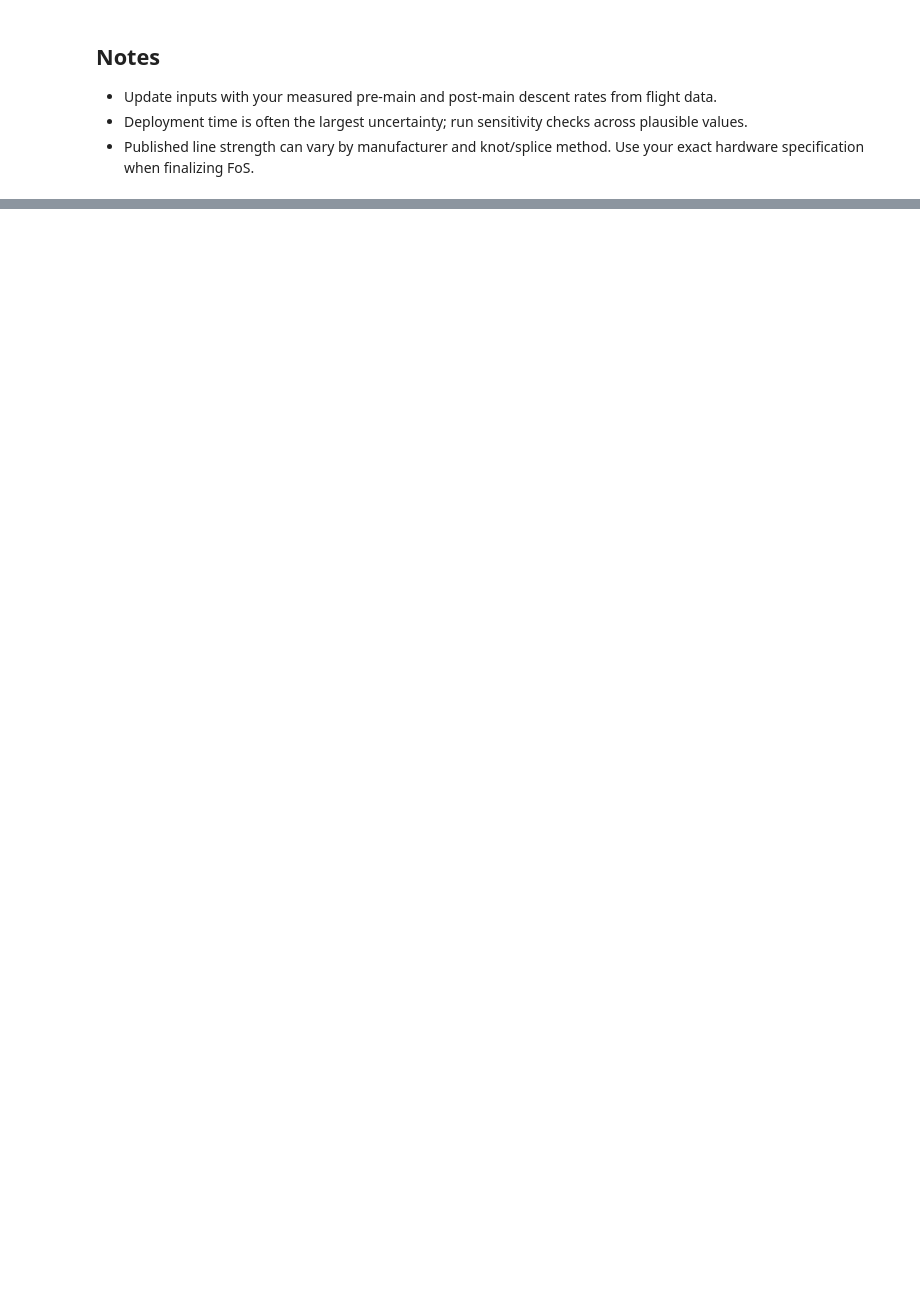
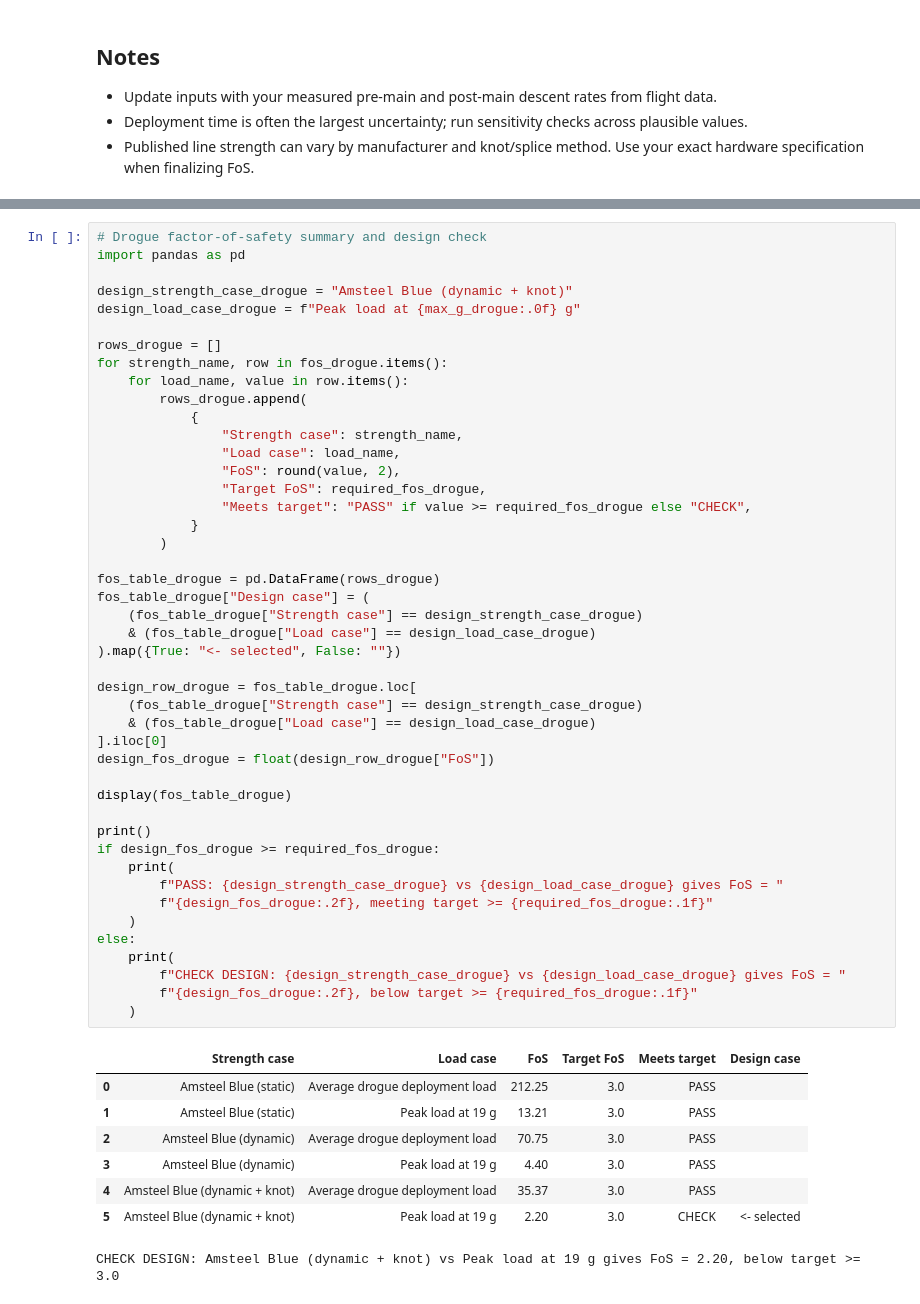
Before and after one commit to VoicefulEmu/DataAnalysisSnowbirdTest, a Jupyter notebook: code/ShockCordCalcs.ipynb, the cells around one changed output, grey strips where cells are left out. Cells and saved outputs as stored; diff of their text form; blank space fills up the shorter version.

```diff
--- a/code/ShockCordCalcs.ipynb
+++ b/code/ShockCordCalcs.ipynb
@@ -198,0 +350,54 @@ plt.show()
+# %%
+# Drogue factor-of-safety summary and design check
+import pandas as pd
+
+design_strength_case_drogue = "Amsteel Blue (dynamic + knot)"
+design_load_case_drogue = f"Peak load at {max_g_drogue:.0f} g"
+
+rows_drogue = []
+for strength_name, row in fos_drogue.items():
+    for load_name, value in row.items():
+        rows_drogue.append(
+            {
+                "Strength case": strength_name,
+                "Load case": load_name,
+                "FoS": round(value, 2),
+                "Target FoS": required_fos_drogue,
+                "Meets target": "PASS" if value >= required_fos_drogue else "CHECK",
+            }
+        )
+
+fos_table_drogue = pd.DataFrame(rows_drogue)
+fos_table_drogue["Design case"] = (
+    (fos_table_drogue["Strength case"] == design_strength_case_drogue)
+    & (fos_table_drogue["Load case"] == design_load_case_drogue)
+).map({True: "<- selected", False: ""})
+
+design_row_drogue = fos_table_drogue.loc[
+    (fos_table_drogue["Strength case"] == design_strength_case_drogue)
+    & (fos_table_drogue["Load case"] == design_load_case_drogue)
+].iloc[0]
+design_fos_drogue = float(design_row_drogue["FoS"])
+
+display(fos_table_drogue)
+
+print()
+if design_fos_drogue >= required_fos_drogue:
+    print(
+        f"PASS: {design_strength_case_drogue} vs {design_load_case_drogue} gives FoS = "
+        f"{design_fos_drogue:.2f}, meeting target >= {required_fos_drogue:.1f}"
+    )
+else:
+    print(
+        f"CHECK DESIGN: {design_strength_case_drogue} vs {design_load_case_drogue} gives FoS = "
+        f"{design_fos_drogue:.2f}, below target >= {required_fos_drogue:.1f}"
+    )
+# %% [output]
+|  | Strength case | Load case | FoS | Target FoS | Meets target | Design case |
+| 0 | Amsteel Blue (static) | Average drogue deployment load | 212.25 | 3.0 | PASS |  |
+| 1 | Amsteel Blue (static) | Peak load at 19 g | 13.21 | 3.0 | PASS |  |
+| 2 | Amsteel Blue (dynamic) | Average drogue deployment load | 70.75 | 3.0 | PASS |  |
+| 3 | Amsteel Blue (dynamic) | Peak load at 19 g | 4.40 | 3.0 | PASS |  |
+| 4 | Amsteel Blue (dynamic + knot) | Average drogue deployment load | 35.37 | 3.0 | PASS |  |
+| 5 | Amsteel Blue (dynamic + knot) | Peak load at 19 g | 2.20 | 3.0 | CHECK | <- selected |
+CHECK DESIGN: Amsteel Blue (dynamic + knot) vs Peak load at 19 g gives FoS = 2.20, below target >= 3.0
```
Also changed, not shown: parts of 9 cells of this notebook.
